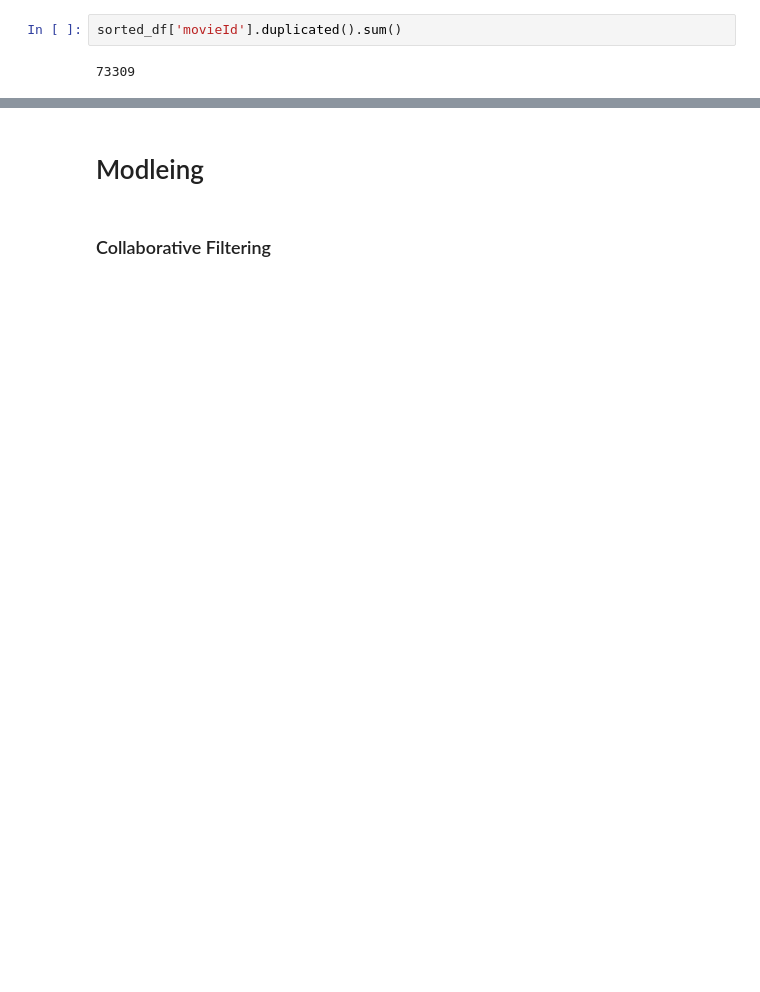
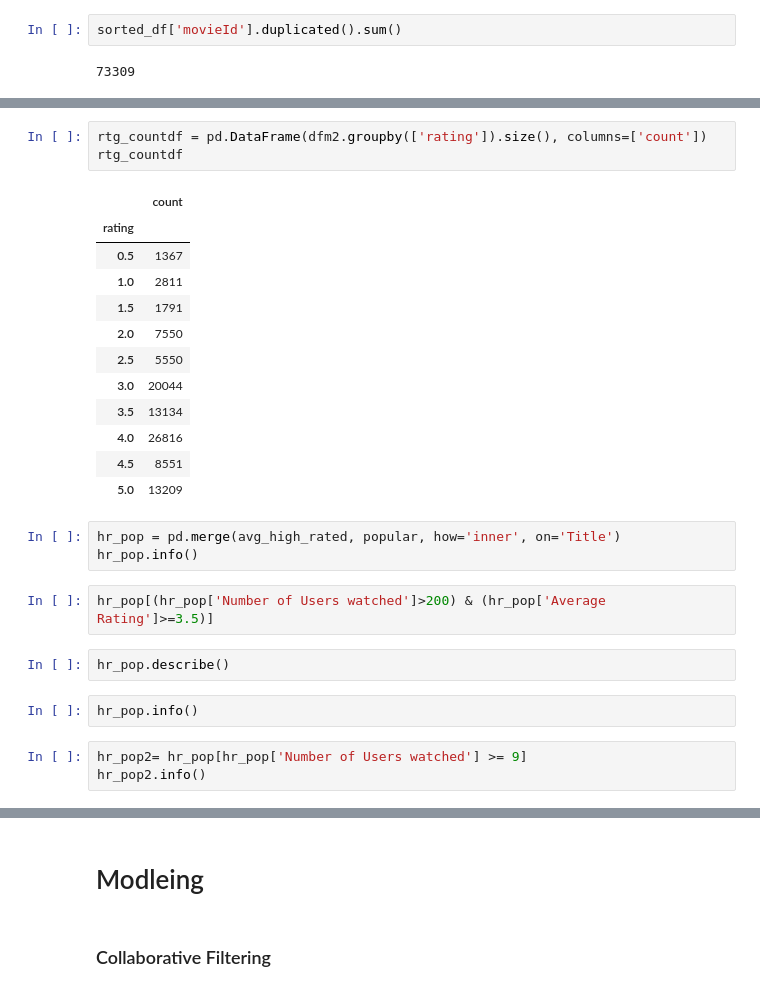
Before and after one commit to seanconlon29/Microsofts-Launch-into-Streaming, a Jupyter notebook: Vinnie-nb.ipynb, the cells around one changed output, grey strips where cells are left out. Cells and saved outputs as stored; diff of their text form; blank space fills up the shorter version.

```diff
--- a/Vinnie-nb.ipynb
+++ b/Vinnie-nb.ipynb
@@ -302,0 +383,28 @@ plt.savefig('userrtg.png', bbox_inches='tight', dpi=300)
+# %%
+rtg_countdf = pd.DataFrame(dfm2.groupby(['rating']).size(), columns=['count'])
+rtg_countdf
+# %% [output]
+|  | count |
+| rating |  |
+| 0.5 | 1367 |
+| 1.0 | 2811 |
+| 1.5 | 1791 |
+| 2.0 | 7550 |
+| 2.5 | 5550 |
+| 3.0 | 20044 |
+| 3.5 | 13134 |
+| 4.0 | 26816 |
+| 4.5 | 8551 |
+| 5.0 | 13209 |
+# %%
+hr_pop = pd.merge(avg_high_rated, popular, how='inner', on='Title')
+hr_pop.info()
+# %%
+hr_pop[(hr_pop['Number of Users watched']>200) & (hr_pop['Average Rating']>=3.5)]
+# %%
+hr_pop.describe()
+# %%
+hr_pop.info()
+# %%
+hr_pop2= hr_pop[hr_pop['Number of Users watched'] >= 9]
+hr_pop2.info()
```
Also changed, not shown: parts of 16 cells of this notebook, 1 other file.
